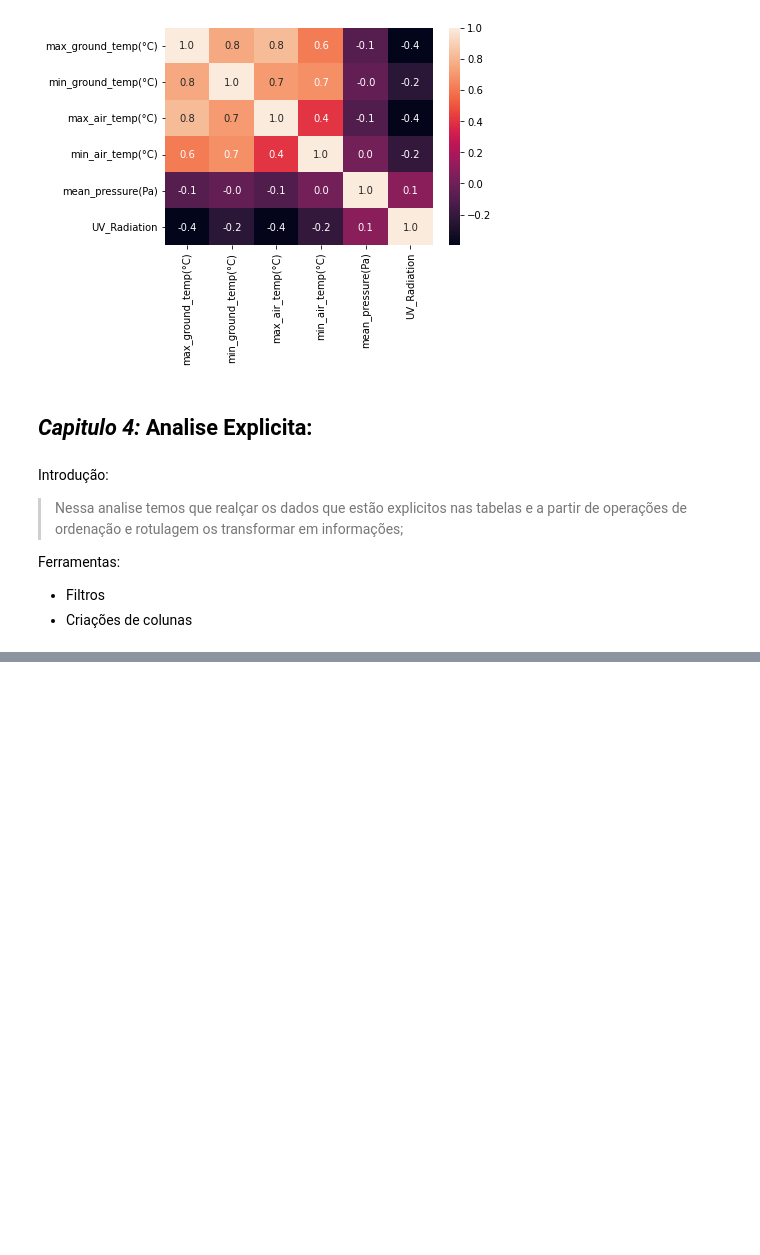
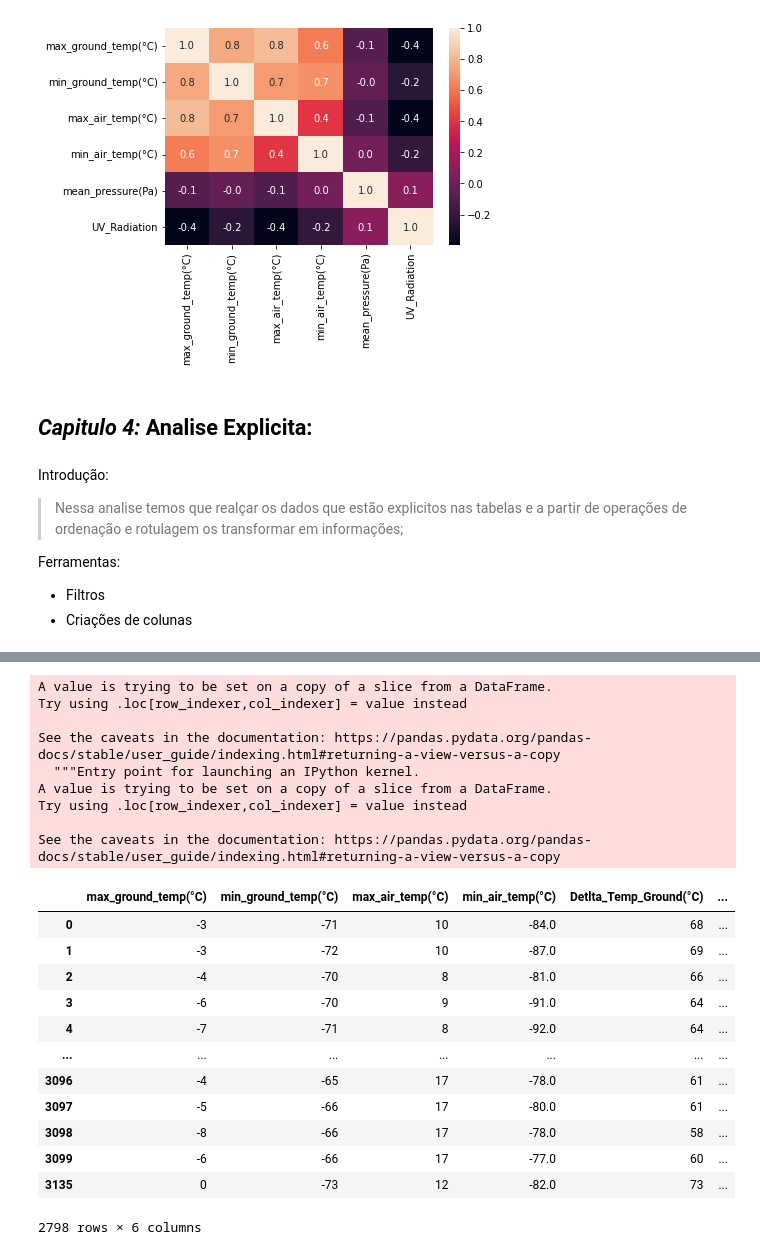
Before and after one commit to Gus-1003/DataScience, a Jupyter notebook: Análise_Dataset_REMS_Mars/Av3_Ciência_de_dados.ipynb, the cells around one changed output, grey strips where cells are left out. Cells and saved outputs as stored; diff of their text form; code cells hidden in the pictures; blank space fills up the shorter version.

```diff
--- a/Análise_Dataset_REMS_Mars/Av3_Ciência_de_dados.ipynb
+++ b/Análise_Dataset_REMS_Mars/Av3_Ciência_de_dados.ipynb
@@ -561,0 +591,27 @@ Ferramentas:
+# %%
+Temperavaria['Detlta_Temp_Ground(°C)'] = Temperavaria['max_ground_temp(°C)'] - Temperavaria['min_ground_temp(°C)']
+Temperavaria['Detlta_Temp_Air(°C)'] = Temperavaria['max_air_temp(°C)'] - Temperavaria['min_air_temp(°C)']
+Temperavaria
+# %% [output]
+A value is trying to be set on a copy of a slice from a DataFrame.
+Try using .loc[row_indexer,col_indexer] = value instead
+
+See the caveats in the documentation: https://pandas.pydata.org/pandas-docs/stable/user_guide/indexing.html#returning-a-view-versus-a-copy
+  """Entry point for launching an IPython kernel.
+A value is trying to be set on a copy of a slice from a DataFrame.
+Try using .loc[row_indexer,col_indexer] = value instead
+
+See the caveats in the documentation: https://pandas.pydata.org/pandas-docs/stable/user_guide/indexing.html#returning-a-view-versus-a-copy
+|  | max_ground_temp(°C) | min_ground_temp(°C) | max_air_temp(°C) | min_air_temp(°C) | Detlta_Temp_Ground(°C) | ... |
+| 0 | -3 | -71 | 10 | -84.0 | 68 | ... |
+| 1 | -3 | -72 | 10 | -87.0 | 69 | ... |
+| 2 | -4 | -70 | 8 | -81.0 | 66 | ... |
+| 3 | -6 | -70 | 9 | -91.0 | 64 | ... |
+| 4 | -7 | -71 | 8 | -92.0 | 64 | ... |
+| ... | ... | ... | ... | ... | ... | ... |
+| 3096 | -4 | -65 | 17 | -78.0 | 61 | ... |
+| 3097 | -5 | -66 | 17 | -80.0 | 61 | ... |
+| 3098 | -8 | -66 | 17 | -78.0 | 58 | ... |
+| 3099 | -6 | -66 | 17 | -77.0 | 60 | ... |
+| 3135 | 0 | -73 | 12 | -82.0 | 73 | ... |
+2798 rows × 6 columns
```
Also changed, not shown: parts of 12 cells of this notebook.
